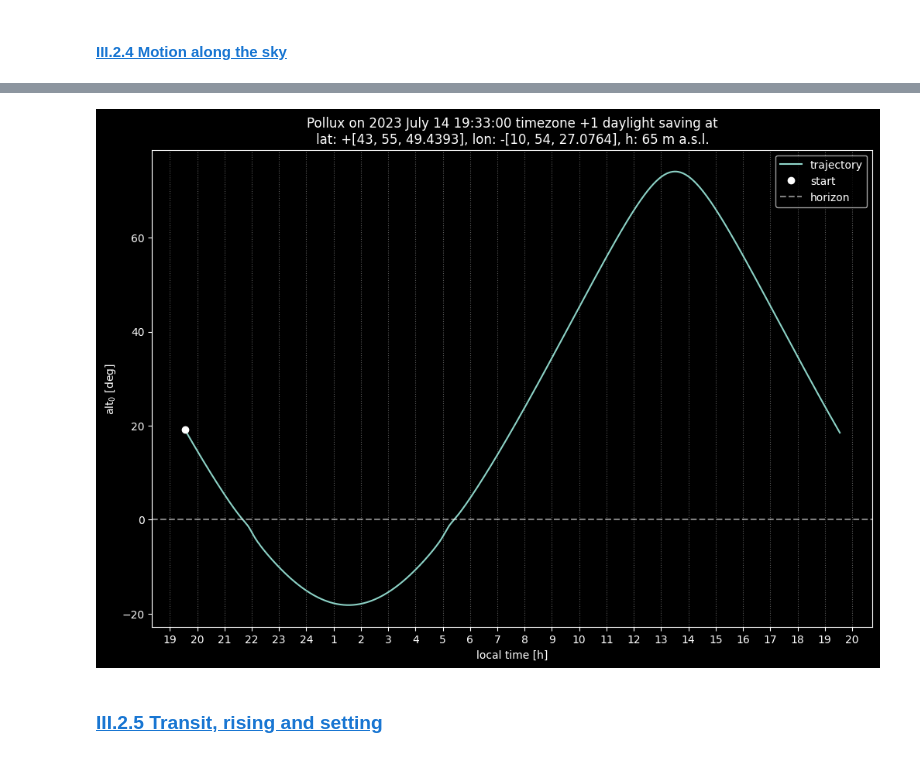
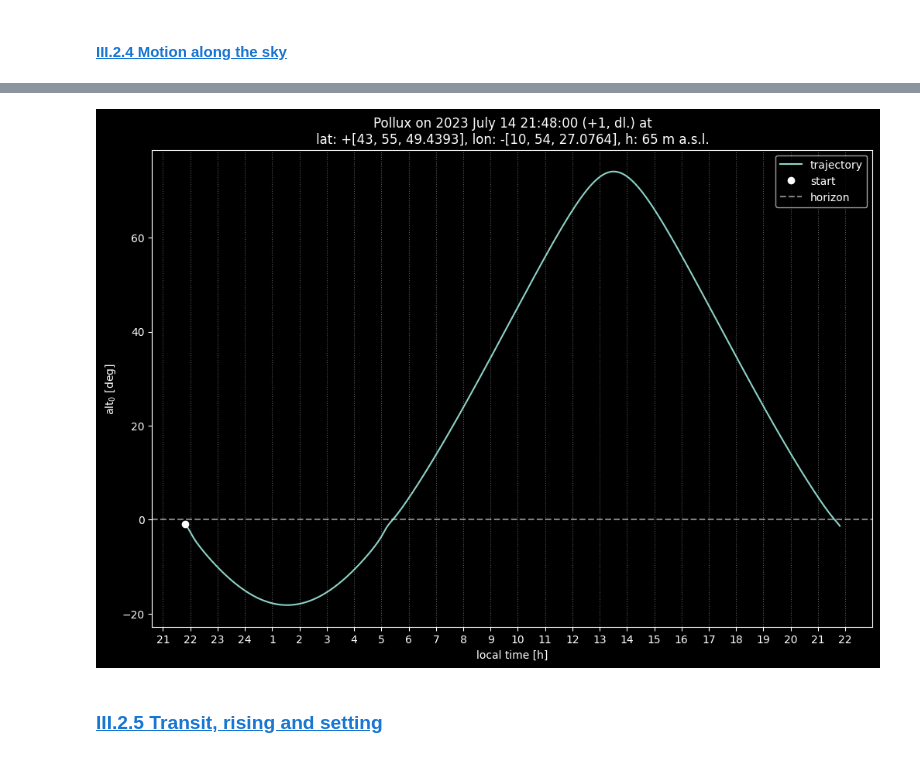
Before and after one commit to 00-berni/proj_0, a Jupyter notebook: notebook/notebook.ipynb, the cells around one changed output, grey strips where cells are left out. Drawn from its saved outputs; the diff is of its cells as text; code cells hidden in the pictures.

```diff
--- a/notebook/notebook.ipynb
+++ b/notebook/notebook.ipynb
@@ -49,34 +50,2 @@ import matplotlib.pyplot as plt
 PROJECT_FOLDER = ph.split(getcwd())[0]
 DATA_FOLDER = ph.join(PROJECT_FOLDER,'data')
-# %%
-def get_data(filename: str, unpack: bool = True, delimiter: str = ',', message: bool = False) -> np.ndarray:
-    DATA_FILE = ph.join(DATA_FOLDER,filename)
-    if message:
-        print('> Open file: ' + DATA_FILE)
-    ext = filename[-3:]
-    if ext == 'csv':
-        from pandas import read_csv
-        data = read_csv(DATA_FILE, delimiter=delimiter).to_numpy().transpose()
-    elif ext == 'txt':
-        data = np.loadtxt(DATA_FILE,unpack=unpack)
-    else: raise Exception(f'.{ext} is not allowed!\nOnly .txt or .csv files')
-    return data
-
-def import_data(filename, sel: int | slice = slice(None), delimiter: str =',', sep: str = ':'):
-    names, ras, decs, muas, muds = get_data(filename,delimiter=delimiter)
-
-    prmts = []
-    for i in range(len(names)):
-        alpha = ras[i]
-        delta = decs[i]
-        mua = muas[i]
-        mud = muds[i]
-
-        ras[i] = [alpha[0],[float(val) for val in alpha[1:].split(sep)]]
-        decs[i] = [delta[0],[float(val) for val in delta[1:].split(sep)]]
-
-        mua = float(mua) if mua != 'None' else None
-        mud = float(mud) if mud != 'None' else None
-        prmts += [[mua,mud]]
-
-    return names[sel], ras[sel], decs[sel], prmts[sel]
@@ -684,5 +832,5 @@ $\Delta T = TD - UT$
 # %%
-def time_correction(year: float,**kargs) -> float:
+def time_correction(year: float | int, **kargs) -> float:
     """Computing the difference between TD and UT
 
     For years between 1620 and 1998 the
@@ -694,7 +842,7 @@ def time_correction(year: float,**kargs) -> float:
     approximated formula is used, instead
 
     :param year: year for which computing TD-UT
-    :type year: float
+    :type year: float | int
 
     :return: TD - UT
     :rtype: float
@@ -720,7 +868,3 @@ def time_correction(year: float,**kargs) -> float:
             dt =  102 + 102*t + 25.3*t**2
         if 2000 <= year <= 2100: dt += 0.37*(year-2100)
     return dt
-
-year = 1623
-print(f'Correction for the year: {year}')
-print(f'dT = DT - UT = {time_correction(year)}')
@@ -1646,7 +2221,7 @@ obj.obj_info()
 print()
 
 timezone, dl_save = 1, True
-date = Date([2023,7,14],[19,33,0],timezone=timezone,dl_save=dl_save)
+date = Date([2023,7,14],[21,48,0],timezone=timezone,dl_save=dl_save)
 print('Observation on ' + date.ut_to_local(timezone,dl_save,'str') + ' ==> ' + date.print_date())
 alt, dayrange = trajectory(date,obs,obj,numpoint)
 
@@ -1693,4 +2268,4 @@ Observation on 2023 July 14 19:33:00 timezone +1 daylight saving ==> 2023 July 1
-[figure, old version]
+[figure, new version]
 # %% [markdown]
 ### <a id='toc1_3_3_'></a>[III.2.5 Transit, rising and setting](#toc0_)
 # %%
```
Also changed, not shown: parts of 19 cells of this notebook.
